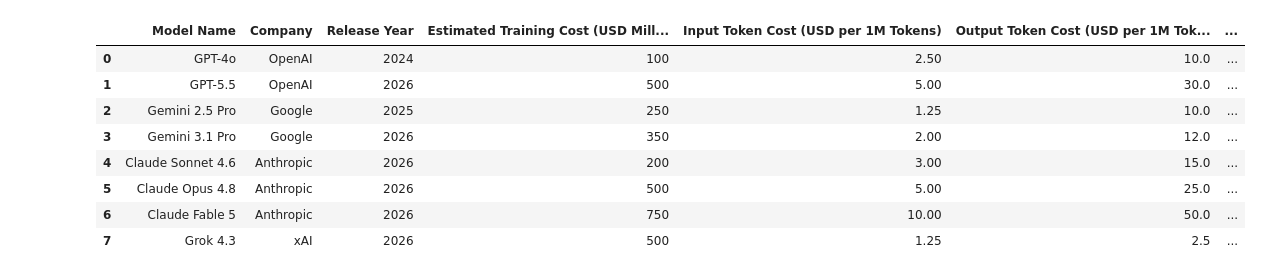
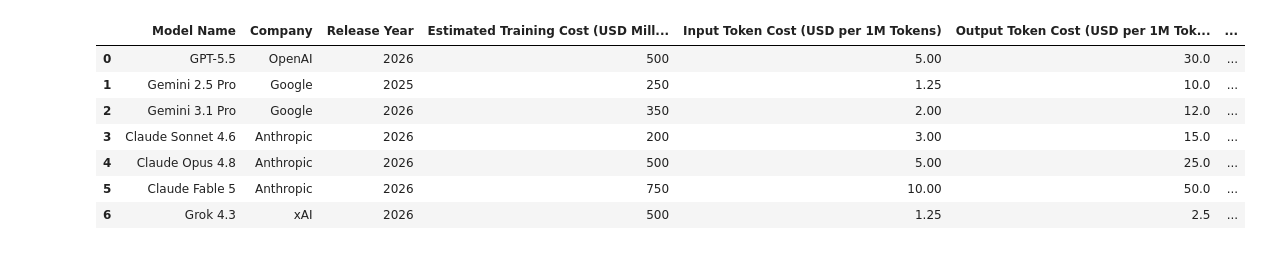
Before and after one commit to DagaVedant/AI-Productivity-Data-Science-Project, a Jupyter notebook: Vedant_Daga_Python_Data_Science_Project.ipynb, the cells around one changed output. Drawn from its saved outputs; the diff is of its cells as text; code cells hidden in the pictures.

```diff
--- a/Vedant_Daga_Python_Data_Science_Project.ipynb
+++ b/Vedant_Daga_Python_Data_Science_Project.ipynb
@@ -14,16 +36,15 @@ company_colors = {
 }
 # %%
-# loading and reading the dataset
-url = "https://raw.githubusercontent.com/DagaVedant/AI-Productivity-Dataset-Creation/refs/heads/main/ai_models_dataset.csv" # linked to my github account
+# loading and reading the text models dataset
+url = "https://raw.githubusercontent.com/DagaVedant/AI-Productivity-Dataset-Creation/refs/heads/main/text_models_dataset.csv"
 df = pd.read_csv(url)
-df.head(8)
+df.head(7)
 # %% [output]
 |  | Model Name | Company | Release Year | Estimated Training Cost (USD Mill... | Input Token Cost (USD per 1M Tokens) | Output Token Cost (USD per 1M Tok... | ... |
-| 0 | GPT-4o | OpenAI | 2024 | 100 | 2.50 | 10.0 | ... |
-| 1 | GPT-5.5 | OpenAI | 2026 | 500 | 5.00 | 30.0 | ... |
-| 2 | Gemini 2.5 Pro | Google | 2025 | 250 | 1.25 | 10.0 | ... |
-| 3 | Gemini 3.1 Pro | Google | 2026 | 350 | 2.00 | 12.0 | ... |
-| 4 | Claude Sonnet 4.6 | Anthropic | 2026 | 200 | 3.00 | 15.0 | ... |
-| 5 | Claude Opus 4.8 | Anthropic | 2026 | 500 | 5.00 | 25.0 | ... |
-| 6 | Claude Fable 5 | Anthropic | 2026 | 750 | 10.00 | 50.0 | ... |
-| 7 | Grok 4.3 | xAI | 2026 | 500 | 1.25 | 2.5 | ... |
+| 0 | GPT-5.5 | OpenAI | 2026 | 500 | 5.00 | 30.0 | ... |
+| 1 | Gemini 2.5 Pro | Google | 2025 | 250 | 1.25 | 10.0 | ... |
+| 2 | Gemini 3.1 Pro | Google | 2026 | 350 | 2.00 | 12.0 | ... |
+| 3 | Claude Sonnet 4.6 | Anthropic | 2026 | 200 | 3.00 | 15.0 | ... |
+| 4 | Claude Opus 4.8 | Anthropic | 2026 | 500 | 5.00 | 25.0 | ... |
+| 5 | Claude Fable 5 | Anthropic | 2026 | 750 | 10.00 | 50.0 | ... |
+| 6 | Grok 4.3 | xAI | 2026 | 500 | 1.25 | 2.5 | ... |
```
Also changed, not shown: parts of 19 cells of this notebook, 21 other files.
